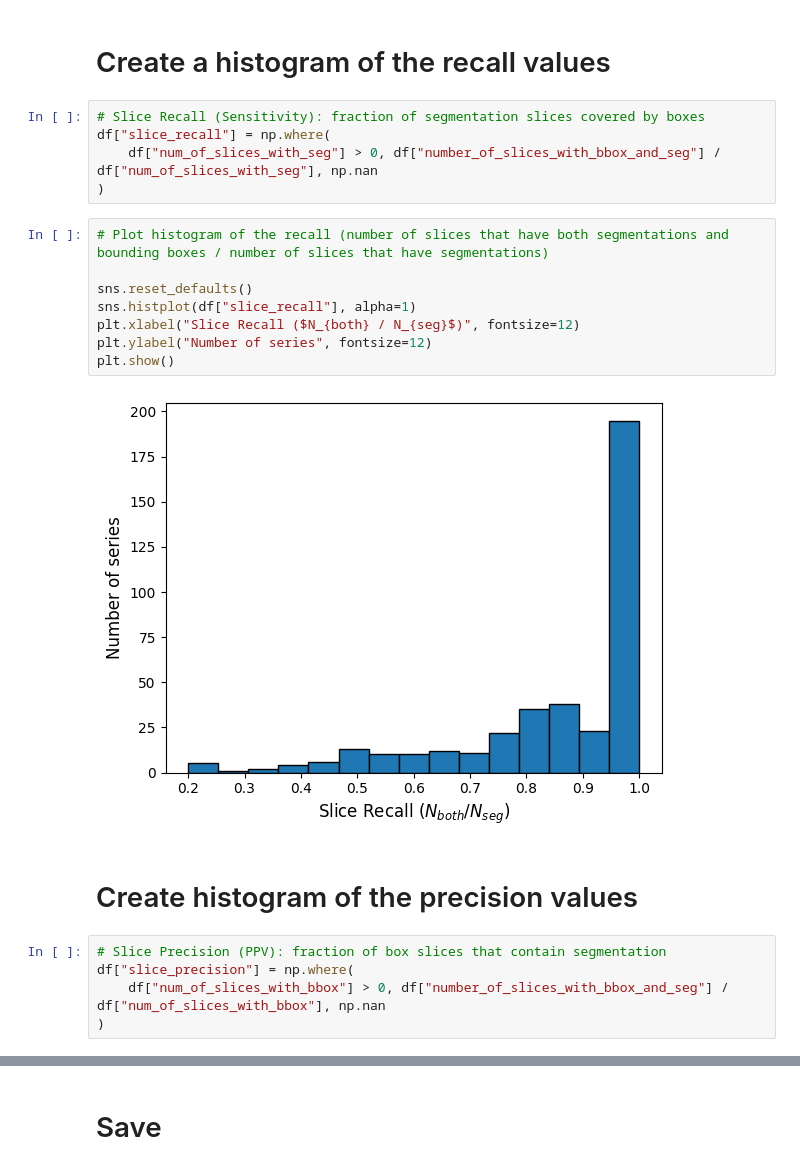
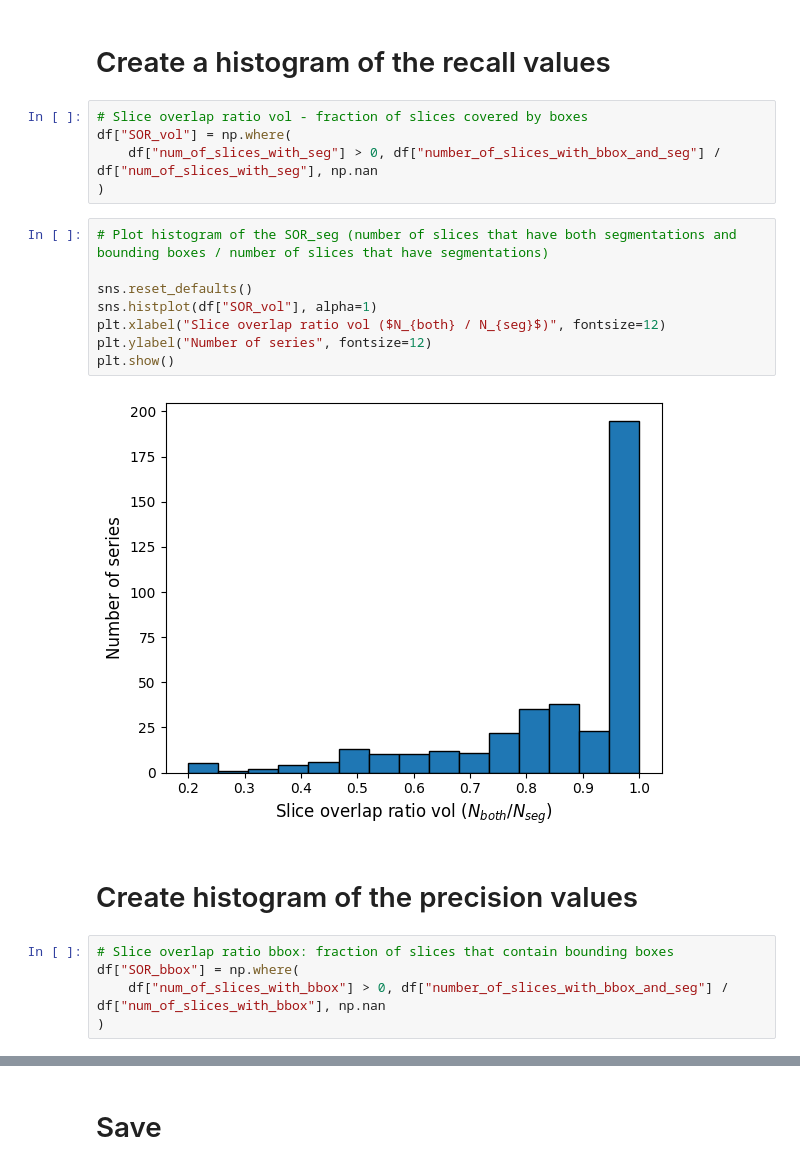
Before and after one commit to ImagingDataCommons/idc-nlst-plus, a Jupyter notebook: TechnicalValidation/consistencyChecks/NLSTSegVsNLSTSybil_viz.ipynb, the cells around one changed output, grey strips where cells are left out. Saved outputs shown, nothing was run; the diff lists cells and outputs as text.

Commit message:
BUG: fixed captions in slicer overlap ratio figures

```diff
--- a/TechnicalValidation/consistencyChecks/NLSTSegVsNLSTSybil_viz.ipynb
+++ b/TechnicalValidation/consistencyChecks/NLSTSegVsNLSTSybil_viz.ipynb
@@ -51,25 +51,25 @@ plt.show()
 # %% [markdown]
 # Create a histogram of the recall values
 # %%
-# Slice Recall (Sensitivity): fraction of segmentation slices covered by boxes
-df["slice_recall"] = np.where(
+# Slice overlap ratio vol - fraction of slices covered by boxes
+df["SOR_vol"] = np.where(
     df["num_of_slices_with_seg"] > 0, df["number_of_slices_with_bbox_and_seg"] / df["num_of_slices_with_seg"], np.nan
 )
 # %%
-# Plot histogram of the recall (number of slices that have both segmentations and bounding boxes / number of slices that have segmentations)
+# Plot histogram of the SOR_seg (number of slices that have both segmentations and bounding boxes / number of slices that have segmentations)
 
 sns.reset_defaults()
-sns.histplot(df["slice_recall"], alpha=1)
-plt.xlabel("Slice Recall ($N_{both} / N_{seg}$)", fontsize=12)
+sns.histplot(df["SOR_vol"], alpha=1)
+plt.xlabel("Slice overlap ratio vol ($N_{both} / N_{seg}$)", fontsize=12)
 plt.ylabel("Number of series", fontsize=12)
 plt.show()
 # %% [output]
-[figure, old version]
+[figure, new version]
 # %% [markdown]
 # Create histogram of the precision values
 # %%
-# Slice Precision (PPV): fraction of box slices that contain segmentation
-df["slice_precision"] = np.where(
+# Slice overlap ratio bbox: fraction of slices that contain bounding boxes
+df["SOR_bbox"] = np.where(
     df["num_of_slices_with_bbox"] > 0, df["number_of_slices_with_bbox_and_seg"] / df["num_of_slices_with_bbox"], np.nan
 )
 # %%
```
Also changed, not shown: parts of 6 cells of this notebook.
